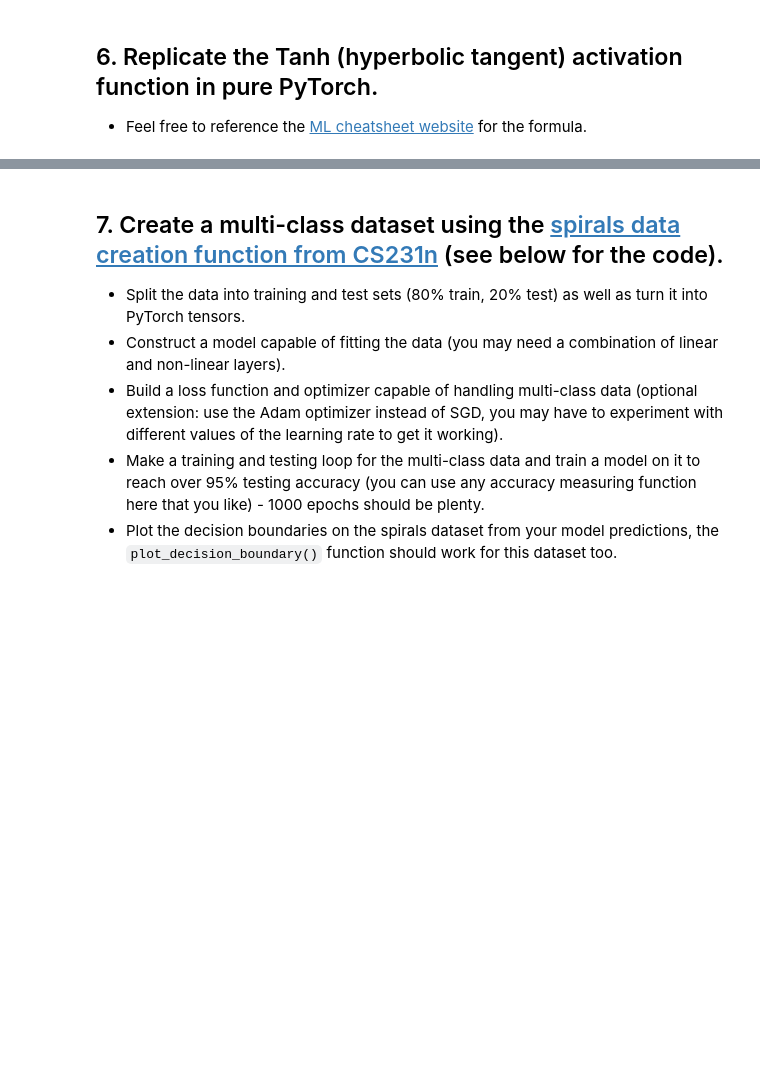
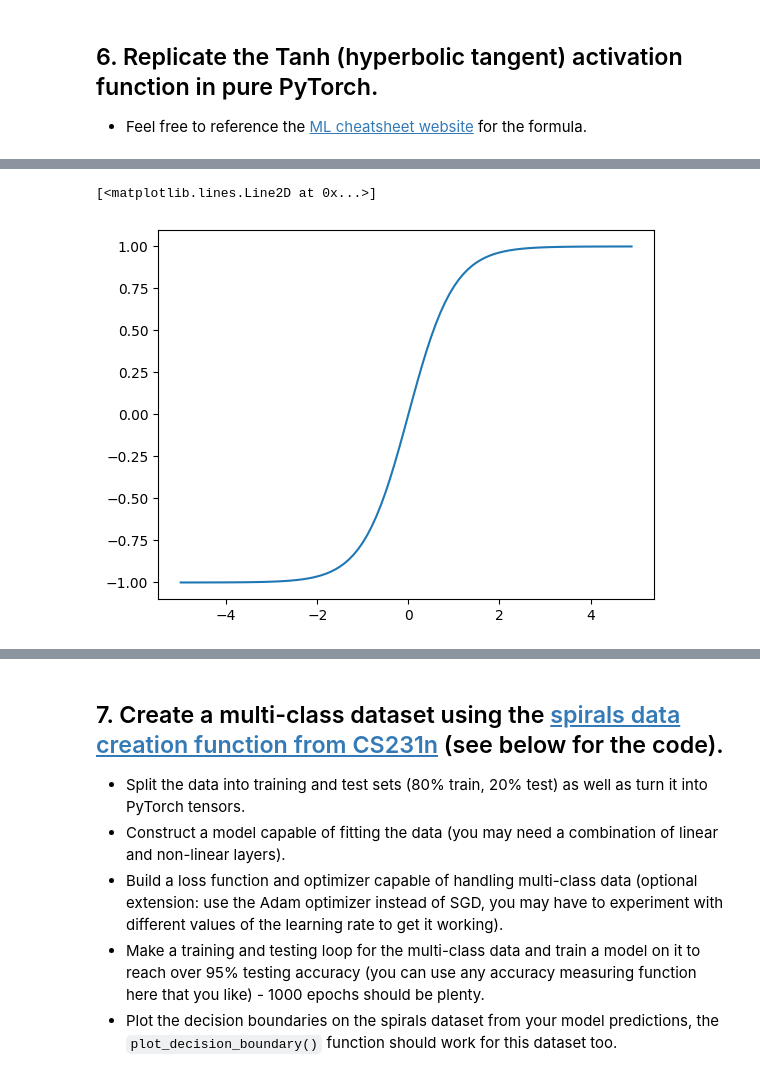
Before and after one commit to Undertaker-86/deep_learning, a Jupyter notebook: 02_pytorch_classification_exercises.ipynb, the cells around one changed output, grey strips where cells are left out. Cells and saved outputs as stored; diff of their text form; code cells hidden in the pictures; blank space fills up the shorter version.

```diff
--- a/02_pytorch_classification_exercises.ipynb
+++ b/02_pytorch_classification_exercises.ipynb
@@ -301,3 +304,5 @@ def plot_decision_boundary(model, X, y):
   * Feel free to reference the [ML cheatsheet website](https://ml-cheatsheet.readthedocs.io/en/latest/activation_functions.html#tanh) for the formula.
 # %%
 # Create a straight line tensor
+straight_line = torch.arange(-5, 5, 0.1)
+straight_line
@@ -304,2 +330,7 @@ def plot_decision_boundary(model, X, y):
 # %%
 # Test torch.tanh() on the tensor and plot it
+y = torch.tanh(straight_line)
+plt.plot(straight_line, y)
+# %% [output]
+[<matplotlib.lines.Line2D at 0x...>]
+[figure, added]
```
Also changed, not shown: parts of 18 cells of this notebook.
